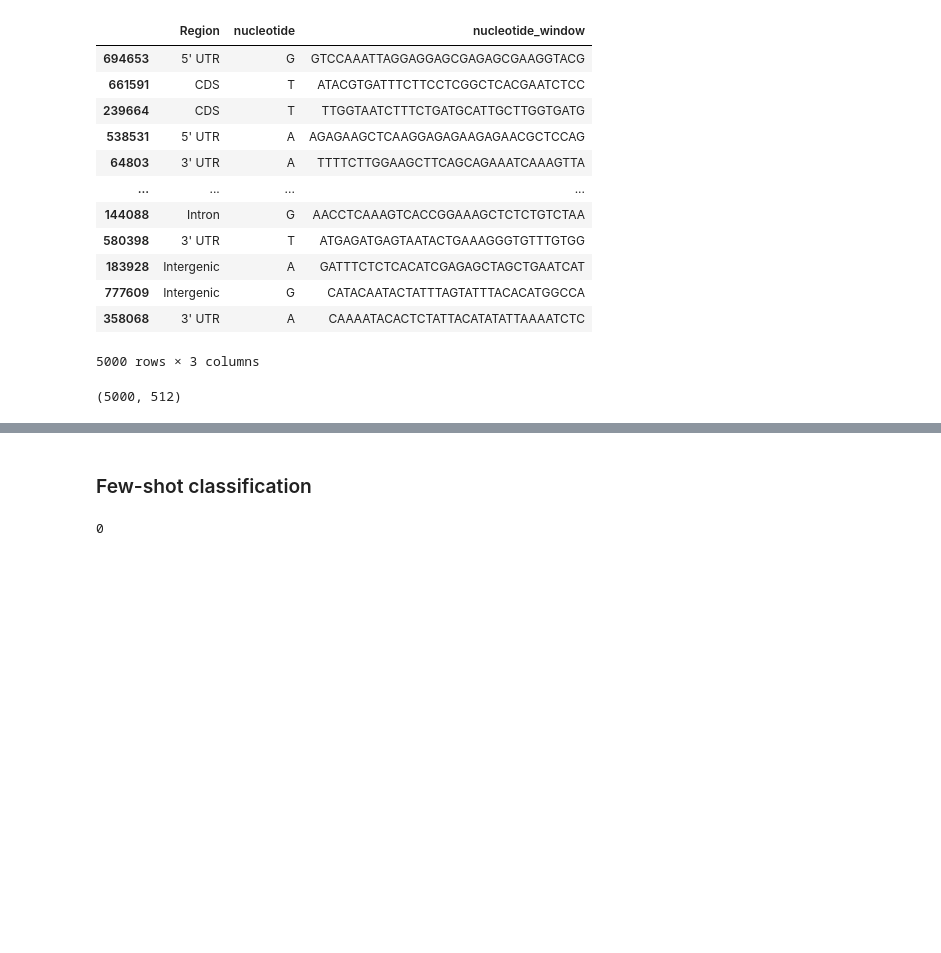
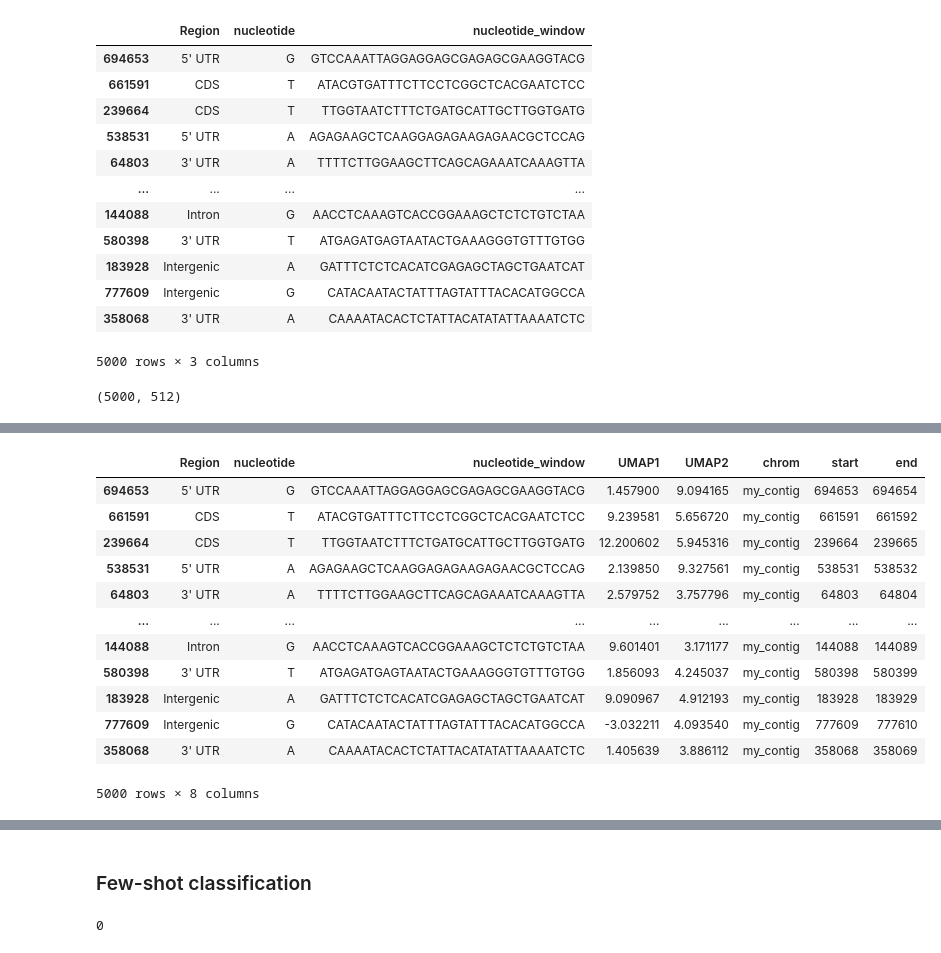
Before and after one commit to songlab-cal/gpn, a Jupyter notebook: plantbert/mlm/plot_example_embedding.ipynb, the cells around one changed output, grey strips where cells are left out. Cells and saved outputs as stored; diff of their text form; code cells hidden in the pictures; blank space fills up the shorter version.

```diff
--- a/plantbert/mlm/plot_example_embedding.ipynb
+++ b/plantbert/mlm/plot_example_embedding.ipynb
@@ -519,3 +649,22 @@ segmentation_subset[["UMAP1", "UMAP2"]] = projector.fit_transform(embedding_subs
 #    y="UMAP2",
 #    hue="nucleotide"
 #)
+# %%
+segmentation_subset["chrom"] = "my_contig"
+segmentation_subset["start"] = segmentation_subset.index
+segmentation_subset["end"] = segmentation_subset.start + 1
+segmentation_subset
+# %% [output]
+|  | Region | nucleotide | nucleotide_window | UMAP1 | UMAP2 | chrom | start | end |
+| 694653 | 5' UTR | G | GTCCAAATTAGGAGGAGCGAGAGCGAAGGTACG | 1.457900 | 9.094165 | my_contig | 694653 | 694654 |
+| 661591 | CDS | T | ATACGTGATTTCTTCCTCGGCTCACGAATCTCC | 9.239581 | 5.656720 | my_contig | 661591 | 661592 |
+| 239664 | CDS | T | TTGGTAATCTTTCTGATGCATTGCTTGGTGATG | 12.200602 | 5.945316 | my_contig | 239664 | 239665 |
+| 538531 | 5' UTR | A | AGAGAAGCTCAAGGAGAGAAGAGAACGCTCCAG | 2.139850 | 9.327561 | my_contig | 538531 | 538532 |
+| 64803 | 3' UTR | A | TTTTCTTGGAAGCTTCAGCAGAAATCAAAGTTA | 2.579752 | 3.757796 | my_contig | 64803 | 64804 |
+| ... | ... | ... | ... | ... | ... | ... | ... | ... |
+| 144088 | Intron | G | AACCTCAAAGTCACCGGAAAGCTCTCTGTCTAA | 9.601401 | 3.171177 | my_contig | 144088 | 144089 |
+| 580398 | 3' UTR | T | ATGAGATGAGTAATACTGAAAGGGTGTTTGTGG | 1.856093 | 4.245037 | my_contig | 580398 | 580399 |
+| 183928 | Intergenic | A | GATTTCTCTCACATCGAGAGCTAGCTGAATCAT | 9.090967 | 4.912193 | my_contig | 183928 | 183929 |
+| 777609 | Intergenic | G | CATACAATACTATTTAGTATTTACACATGGCCA | -3.032211 | 4.093540 | my_contig | 777609 | 777610 |
+| 358068 | 3' UTR | A | CAAAATACACTCTATTACATATATTAAAATCTC | 1.405639 | 3.886112 | my_contig | 358068 | 358069 |
+5000 rows × 8 columns
```
Also changed, not shown: parts of 18 cells of this notebook, 2 other files.
